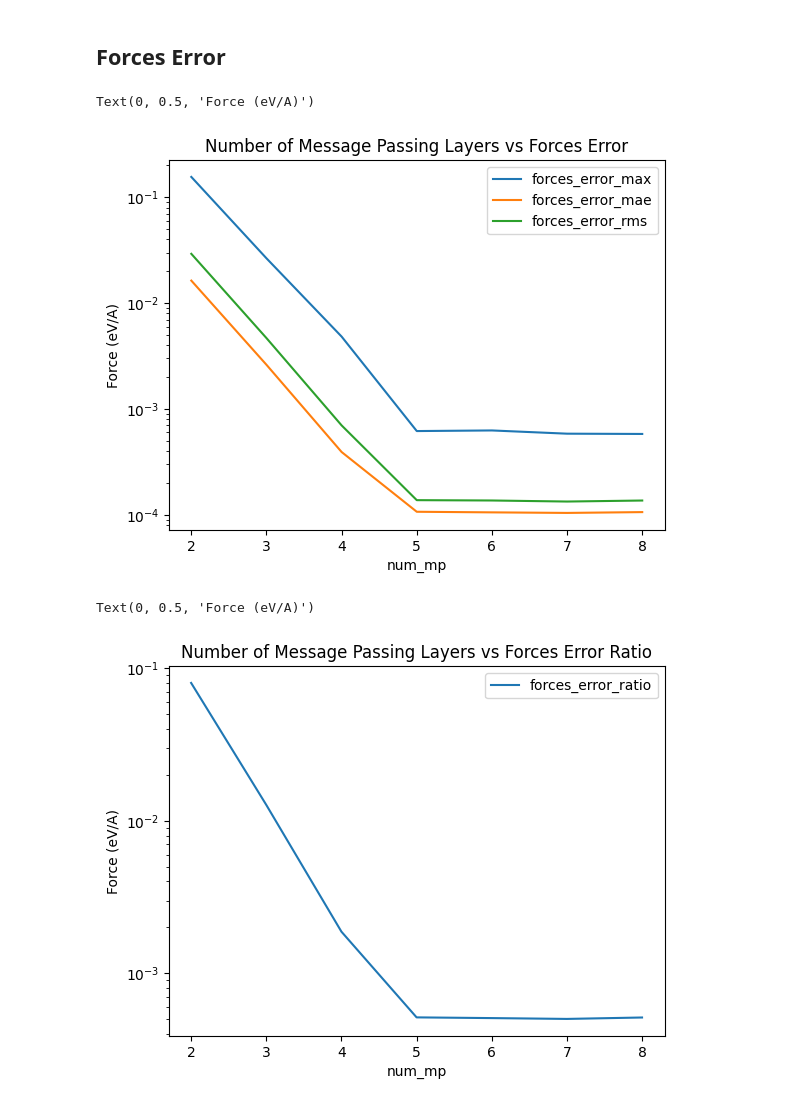
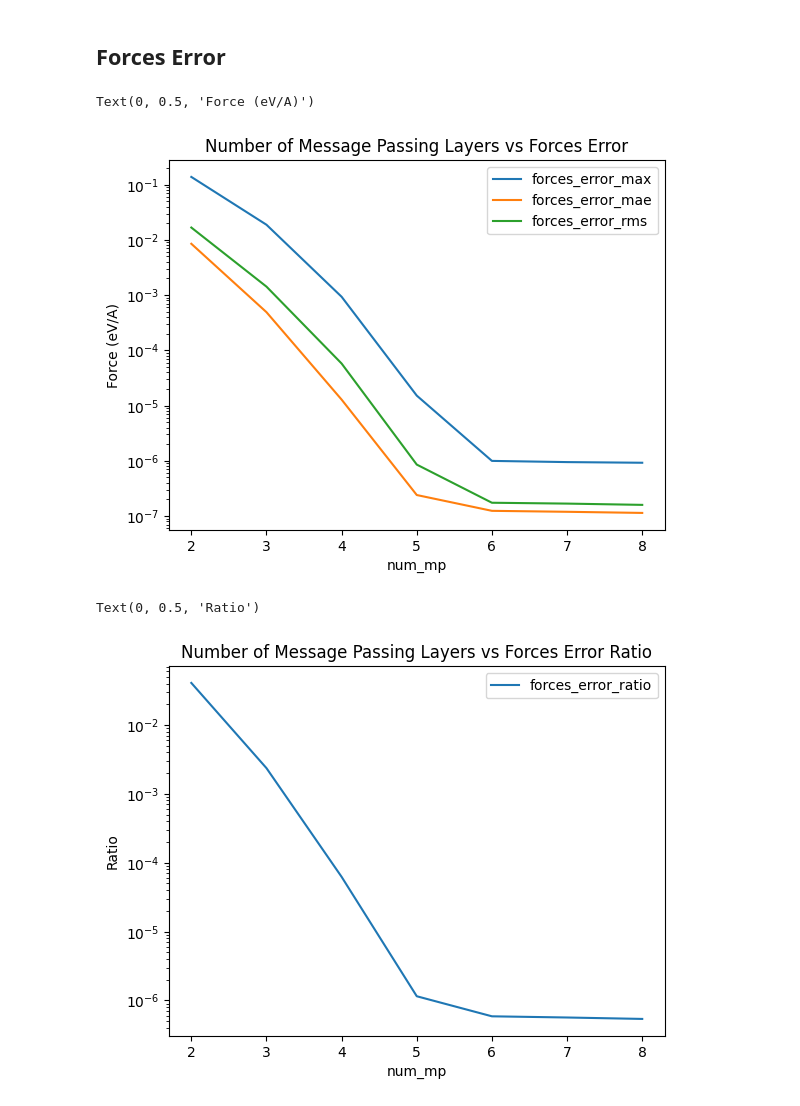
Before and after one commit to jaeheonshim/atomic-graph-partitioning, a Jupyter notebook: test_results.ipynb, the cells around one changed output. Drawn from its saved outputs; the diff is of its cells as text; code cells hidden in the pictures.

```diff
--- a/test_results.ipynb
+++ b/test_results.ipynb
@@ -2,7 +2,7 @@
 import pandas as pd
 import matplotlib.pyplot as plt
 # %%
-df = pd.read_csv('h2o_results/orb_results.csv')
+df = pd.read_csv('results/h2o/mattersim_results.csv')
 # %%
 df
 # %% [output]
@@ -70,11 +68,11 @@ ax.set_title("Number of Message Passing Layers vs Forces Error")
 ax.set_ylabel("Force (eV/A)")
 # %% [output]
 Text(0, 0.5, 'Force (eV/A)')
-[figure, old version]
+[figure, new version]
 # %%
 ax = avg_by_mp.plot(y=['forces_error_ratio'], logy=True)
 ax.set_title("Number of Message Passing Layers vs Forces Error Ratio")
-ax.set_ylabel("Force (eV/A)")
+ax.set_ylabel("Ratio")
 # %% [output]
-Text(0, 0.5, 'Force (eV/A)')
+Text(0, 0.5, 'Ratio')
-[figure, old version]
+[figure, new version]
```
Also changed, not shown: parts of 5 cells of this notebook, 3 other files.
